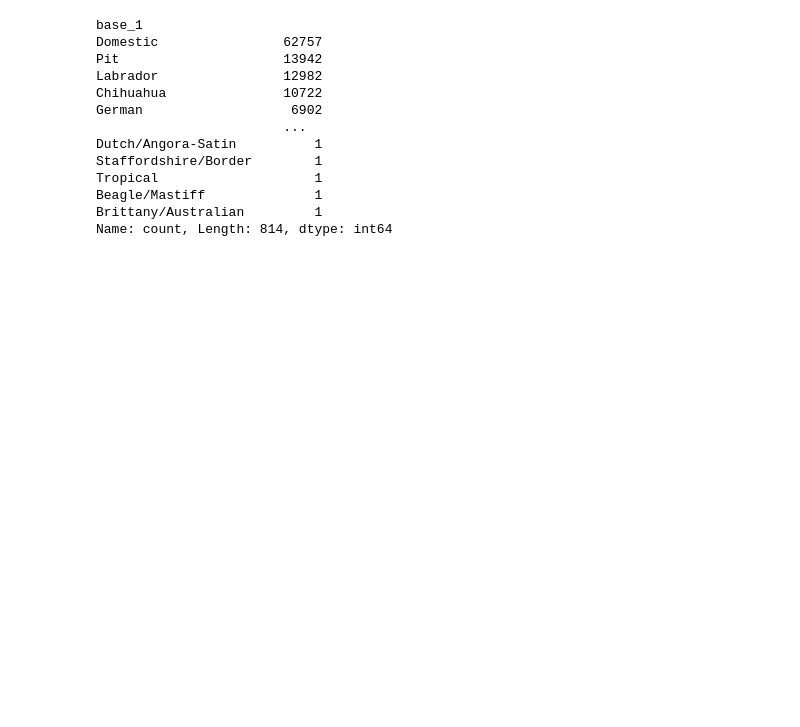
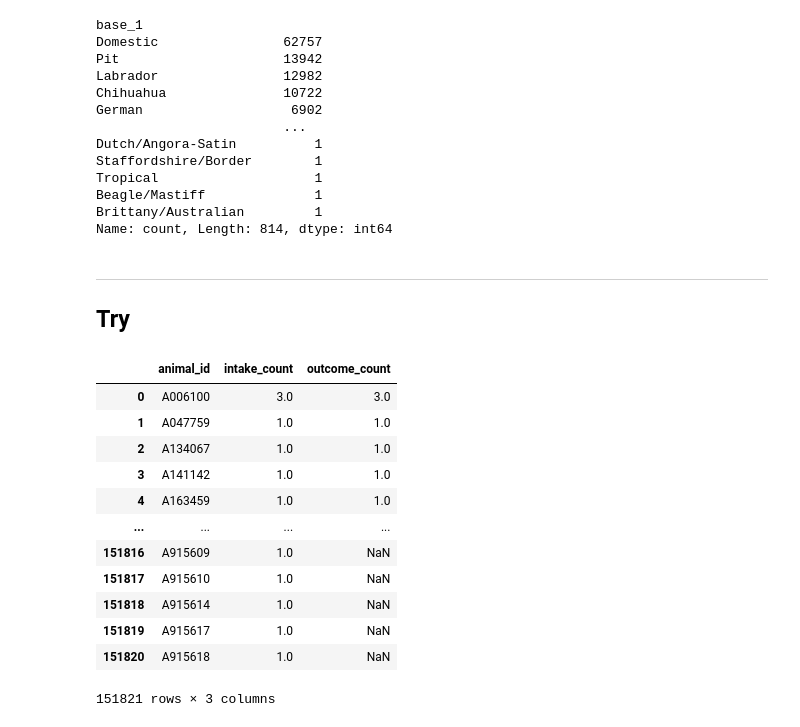
Before and after one commit to kncramer/animal-shelter-outcomes, a Jupyter notebook: code/Data_Clean_joe.ipynb, the cells around one changed output. Saved outputs shown, nothing was run; the diff lists cells and outputs as text; code cells hidden in the pictures; blank space fills up the shorter version.

Commit message:
commit before merge

```diff
--- a/code/Data_Clean_joe.ipynb
+++ b/code/Data_Clean_joe.ipynb
@@ -485,3 +520,38 @@ Tropical                    1
 Beagle/Mastiff              1
 Brittany/Australian         1
 Name: count, Length: 814, dtype: int64
+# %% [markdown]
+---
+
+## Try
+# %%
+intake_df = pd.read_csv('../data/austin_animal_center_intakes_20241017.csv')
+outcome_df = pd.read_csv('../data/austin_animal_center_outcomes_20241017.csv')
+# %%
+intake_df.columns = intake_df.columns.str.replace(' ', '_').str.lower()
+outcome_df.columns = outcome_df.columns.str.replace(' ', '_').str.lower()
+# %%
+# intake count occurrences
+intake_counts = intake_df.groupby('animal_id').size().reset_index(name='intake_count')
+
+# outcome count occurrences
+outcome_counts = outcome_df.groupby('animal_id').size().reset_index(name='outcome_count')
+
+# Merge the counts back into the original datasets
+merged_counts = pd.merge(intake_counts, outcome_counts, on='animal_id', how='outer')
+# %%
+merged_counts
+# %% [output]
+|  | animal_id | intake_count | outcome_count |
+| 0 | A006100 | 3.0 | 3.0 |
+| 1 | A047759 | 1.0 | 1.0 |
+| 2 | A134067 | 1.0 | 1.0 |
+| 3 | A141142 | 1.0 | 1.0 |
+| 4 | A163459 | 1.0 | 1.0 |
+| ... | ... | ... | ... |
+| 151816 | A915609 | 1.0 | NaN |
+| 151817 | A915610 | 1.0 | NaN |
+| 151818 | A915614 | 1.0 | NaN |
+| 151819 | A915617 | 1.0 | NaN |
+| 151820 | A915618 | 1.0 | NaN |
+151821 rows × 3 columns
```
Also changed, not shown: parts of 4 cells of this notebook.
